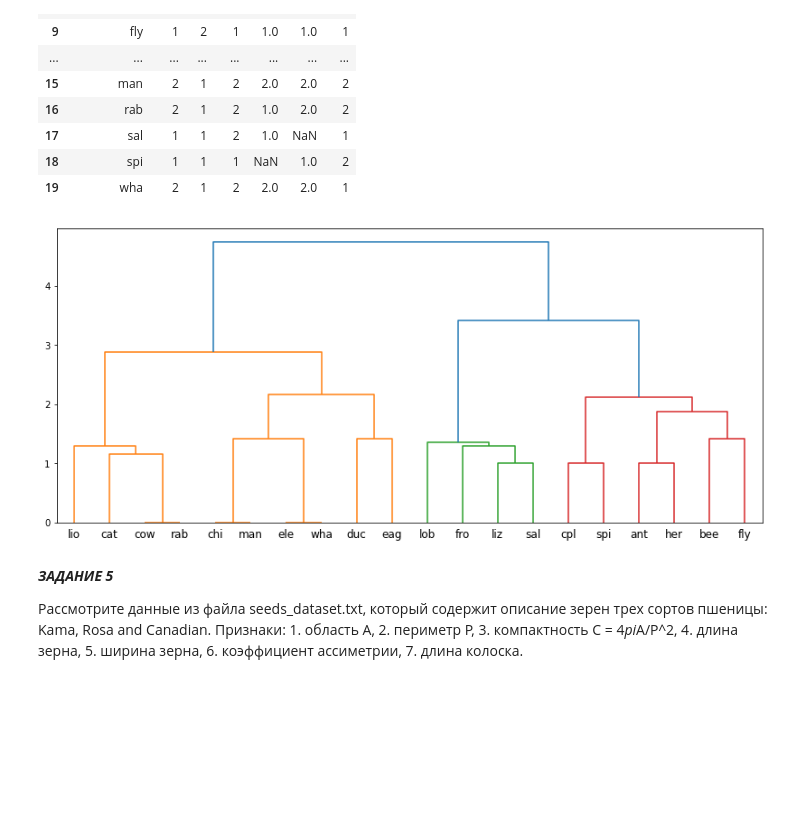
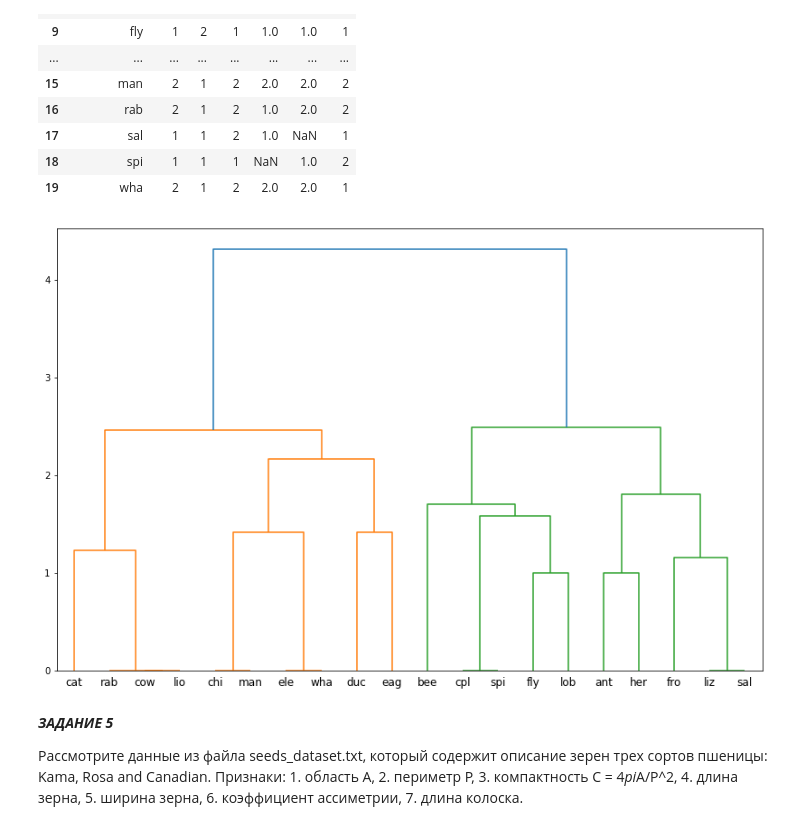
Before and after one commit to EduardLimonov/dilettante-ML, a Jupyter notebook: lab6 (cluster)/lab6.ipynb, the cells around one changed output. Drawn from its saved outputs; the diff is of its cells as text; code cells hidden in the pictures; blank space fills up the shorter version.

```diff
--- a/lab6 (cluster)/lab6.ipynb
+++ b/lab6 (cluster)/lab6.ipynb
@@ -170,15 +199,15 @@ data
 | 18 | spi | 1 | 1 | 1 | NaN | 1.0 | 2 |
 | 19 | wha | 2 | 1 | 2 | 2.0 | 2.0 | 1 |
 # %%
-X = data.drop('Unnamed: 0', axis=1).fillna(0)
+X = data.drop('Unnamed: 0', axis=1).fillna(1)
 cl = AgglomerativeClustering(distance_threshold=0, n_clusters=None)
 cl.fit(X)
 fig, ax = plt.subplots()
 fig.set_figwidth(14)
-fig.set_figheight(6)
+fig.set_figheight(9)
 plot_dendrogram(cl, ax=ax, labels=data['Unnamed: 0'].to_numpy())
 # %% [output]
-[figure, old version]
+[figure, new version]
 # %% [markdown]
 ***ЗАДАНИЕ 5***
 
```
Also changed, not shown: parts of 10 cells of this notebook, 2 other files.
